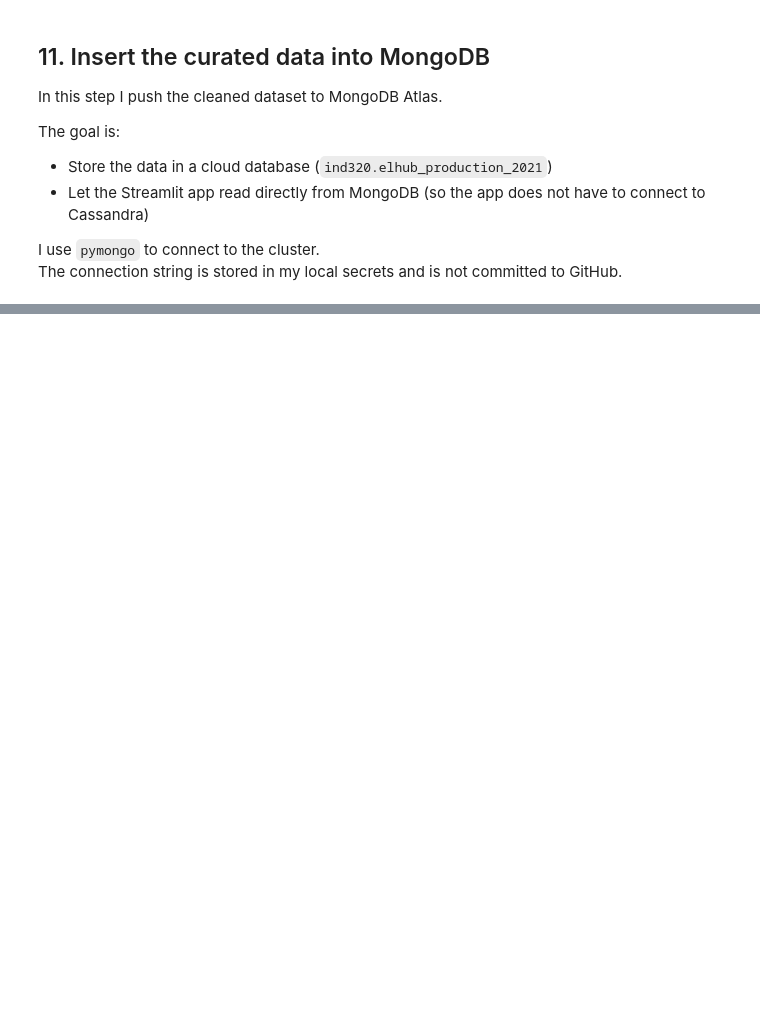
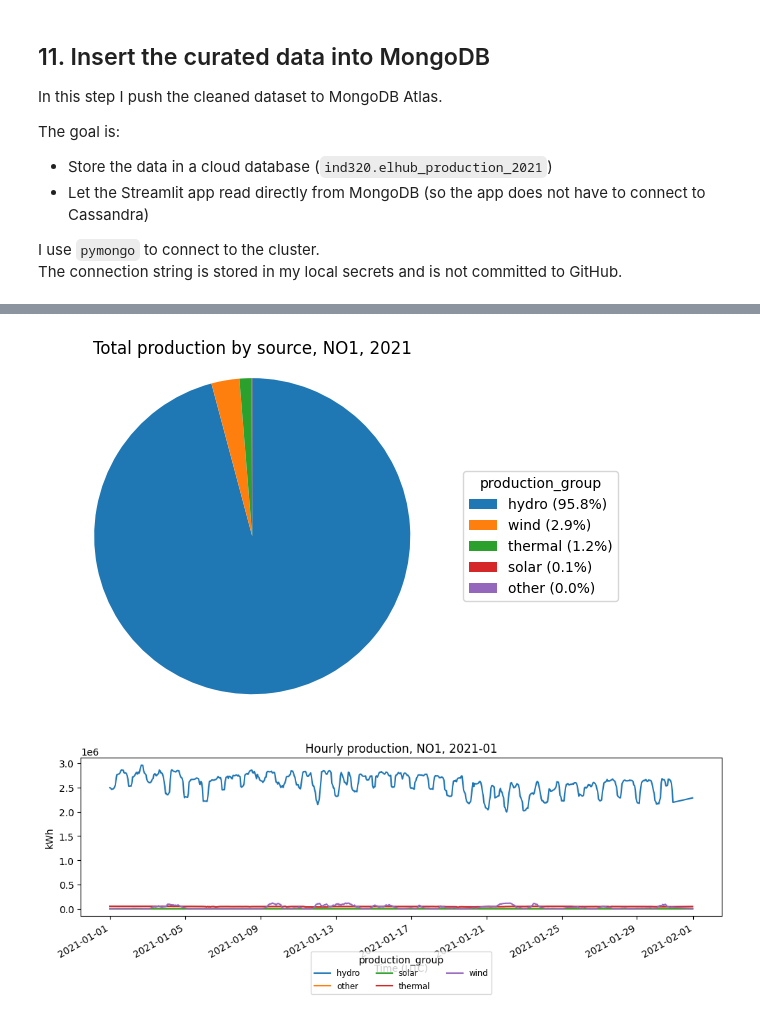
Before and after one commit to lise-dev/liserochat-ind320-dashboard, a Jupyter notebook: notebooks/Assignment02-ROCHAT-Lise.ipynb, the cells around one changed output, grey strips where cells are left out. Saved outputs shown, nothing was run; the diff lists cells and outputs as text; code cells hidden in the pictures; blank space fills up the shorter version.

Commit message:
add plot jupyter notebook

```diff
--- a/notebooks/Assignment02-ROCHAT-Lise.ipynb
+++ b/notebooks/Assignment02-ROCHAT-Lise.ipynb
@@ -46,7 +48,7 @@ PROD_GROUPS = ["solar","hydro","wind","thermal","other"]
 MONTHS = [f"2021-{m:02d}" for m in range(1,13)]
 
 # MongoDB connection details
-MONGO_URI = "mongodb+srv://rochatlise17_db_user:7Ydw0jbNZLMWKhb@ind320.nrhhfgb.mongodb.net/?retryWrites=true&w=majority&appName=ind320"
+MONGO_URI = "mongodb+srv://liserochat_db_user:liserochat1995@cluster0.ilespbc.mongodb.net/?retryWrites=true&w=majority&appName=Cluster0"
 MONGO_DB = "ind320"
 MONGO_COLLECTION = "elhub_production_2021"
 # %% [markdown]
@@ -288,0 +378,6 @@ print("MongoDB collections:", mongo_db.list_collection_names())
+# %%
+docs = list(collection.find({}, {"_id": 0}))
+df_all = pd.DataFrame(docs)
+
+print("Loaded shape:", df_all.shape)
+df_all.head()
@@ -288,0 +477,58 @@ print("MongoDB collections:", mongo_db.list_collection_names())
+# %%
+# Pie chart : yearly mix, percentages in legend ---
+
+fig_pie, ax_pie = plt.subplots(figsize=(6, 4))
+
+# values and labels
+values = df_yearly_by_group["quantity_kwh"]
+labels = df_yearly_by_group["production_group"]
+
+# percentage
+total = values.sum()
+percentages = (values / total * 100).round(1)
+legend_labels = [f"{g} ({p:.1f}%)" for g, p in zip(labels, percentages)]
+
+# camembert without labels or internal text
+wedges, _ = ax_pie.pie(values, labels=None, startangle=90, counterclock=False)
+
+ax_pie.set_title(f"Total production by source, {PRICE_AREA}, {YEAR}")
+ax_pie.axis("equal")
+
+# legend with percentages
+ax_pie.legend(
+    wedges,
+    legend_labels,
+    title="production_group",
+    loc="center left",
+    bbox_to_anchor=(1, 0.5)
+)
+
+plt.tight_layout()
+plt.show()
+
+
+# Line chart : hourly evolution for January ---
+
+df_timeseries_month = df_timeseries_jan.copy()
+
+fig_line, ax_line = plt.subplots(figsize=(10, 4))
+
+df_timeseries_month.plot(ax=ax_line)
+
+ax_line.set_title(f"Hourly production, {PRICE_AREA}, {YEAR}-{MONTH:02d}")
+ax_line.set_ylabel("kWh")
+ax_line.set_xlabel("Time (UTC)")
+
+ax_line.legend(
+    title="production_group",
+    loc="upper center",
+    bbox_to_anchor=(0.5, -0.2),
+    ncol=3,
+    fontsize="small"
+)
+
+plt.tight_layout()
+plt.show()
+# %% [output]
+[figure, added]
+[figure, added]
```
Also changed, not shown: parts of 14 cells of this notebook, 1 other file.
